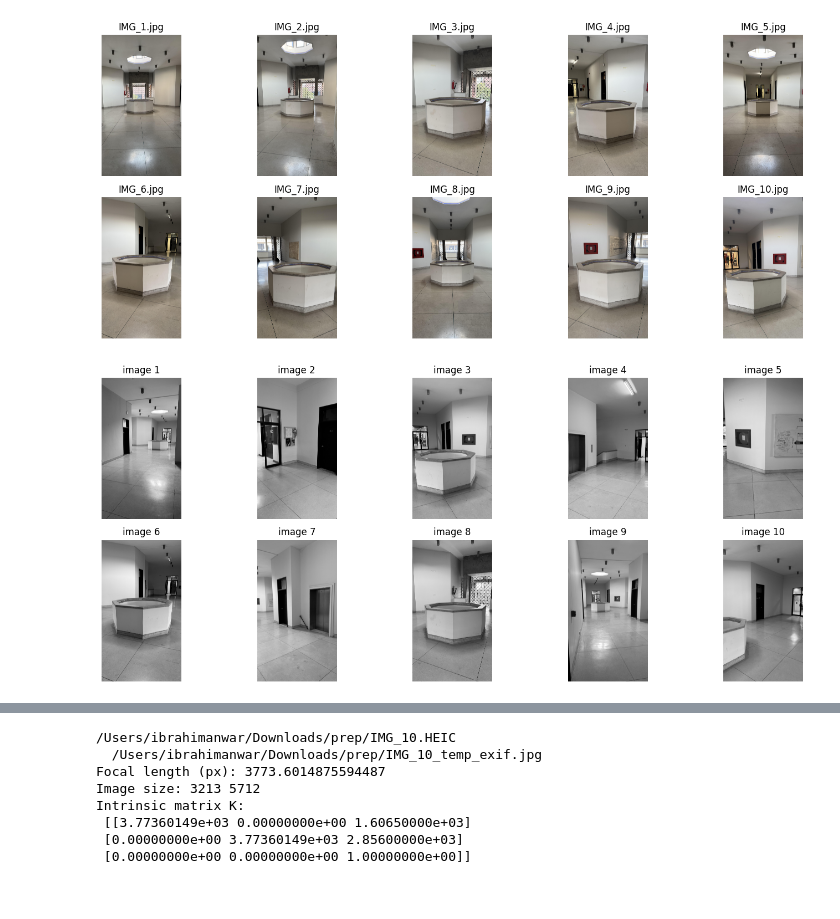
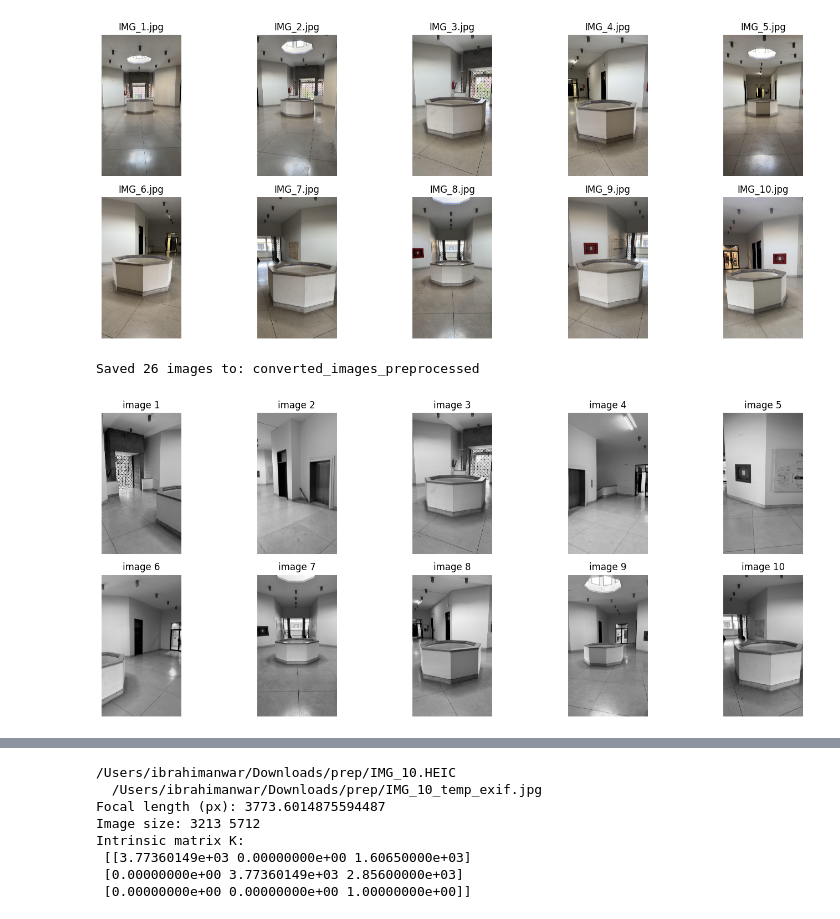
Before and after one commit to ibrahim234523/CV_PROJECT, a Jupyter notebook: 19.ipynb, the cells around one changed output, grey strips where cells are left out. Saved outputs shown, nothing was run; the diff lists cells and outputs as text; code cells hidden in the pictures.

```diff
--- a/19.ipynb
+++ b/19.ipynb
@@ -46,22 +46,44 @@ Sorted image files:
 ['IMG_1.jpg', 'IMG_2.jpg', 'IMG_3.jpg', 'IMG_4.jpg', 'IMG_5.jpg', 'IMG_6.jpg', 'IMG_7.jpg', 'IMG_8.jpg', 'IMG_9.jpg', 'IMG_10.jpg']
 [figure]
 # %%
+import os
+import cv2
+import numpy as np
+import random
+import matplotlib.pyplot as plt
+
+output_dir = "converted_images_preprocessed"
+os.makedirs(output_dir, exist_ok=True)
 preprocessed_images = []
-for img in images:
+
+for idx, img in enumerate(images):
+
     gray = cv2.cvtColor(img, cv2.COLOR_BGR2GRAY)
     blur = cv2.GaussianBlur(gray, (5,5), 0)
-    preprocessed_images.append(blur)
+    kernel = np.array([[0, -1, 0],
+                       [-1, 5, -1],
+                       [0, -1, 0]])
+    sharp = cv2.filter2D(blur, -1, kernel)
+    lap = cv2.Laplacian(blur, cv2.CV_64F)
+    lap = cv2.convertScaleAbs(lap)
+    enhanced = cv2.addWeighted(blur, 1.0, lap, 0.3, 0)
+    final_img = enhanced
+    preprocessed_images.append(final_img)
+    save_path = os.path.join(output_dir, f"img_{idx:04d}.png")
+    cv2.imwrite(save_path, final_img)
 
+print(f"Saved {len(preprocessed_images)} images to: {output_dir}")
 plt.figure(figsize=(15,6))
 for i, img in enumerate(random.sample(preprocessed_images, min(10, len(preprocessed_images)))):
     plt.subplot(2,5,i+1)
     plt.imshow(img, cmap='gray')
     plt.axis('off')
     plt.title(f'image {i+1}')
 plt.tight_layout()
 plt.show()
 # %% [output]
+Saved 26 images to: converted_images_preprocessed
-[figure, old version]
+[figure, new version]
 # %%
 import numpy as np
 sift = cv2.SIFT_create()
```
Also changed, not shown: parts of 7 cells of this notebook, 57 other files.
